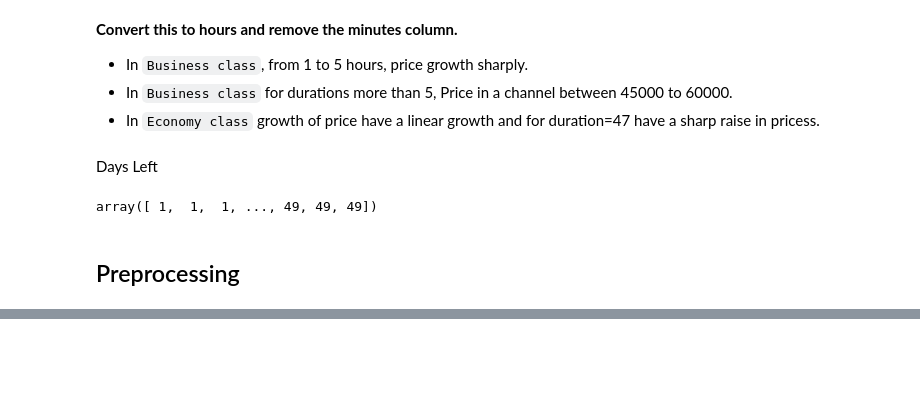
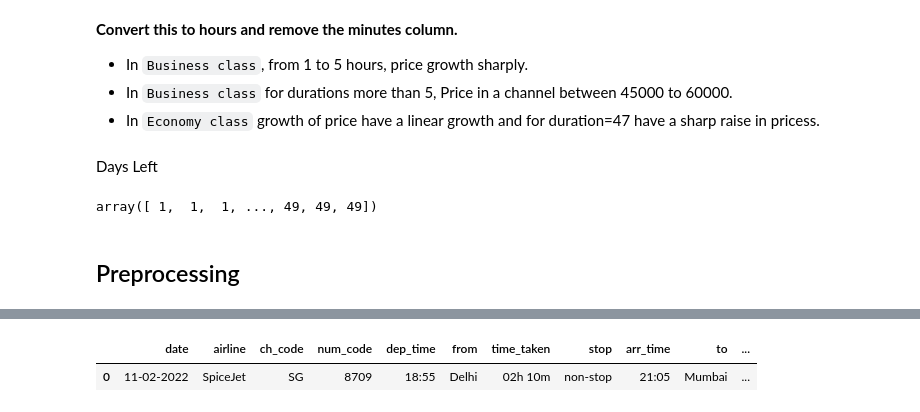
Before and after one commit to deepbdoshi/Flight-Price-Prediction, a Jupyter notebook: Flight Price Prediction.ipynb, the cells around one changed output, grey strips where cells are left out. Cells and saved outputs as stored; diff of their text form; code cells hidden in the pictures; blank space fills up the shorter version.

```diff
--- a/Flight Price Prediction.ipynb
+++ b/Flight Price Prediction.ipynb
@@ -895,0 +825,5 @@ encoded_airlines
+# %%
+clean_created_df.head(1)
+# %% [output]
+|  | date | airline | ch_code | num_code | dep_time | from | time_taken | stop | arr_time | to | ... |
+| 0 | 11-02-2022 | SpiceJet | SG | 8709 | 18:55 | Delhi | 02h 10m | non-stop | 21:05 | Mumbai | ... |
```
Also changed, not shown: parts of 17 cells of this notebook.
